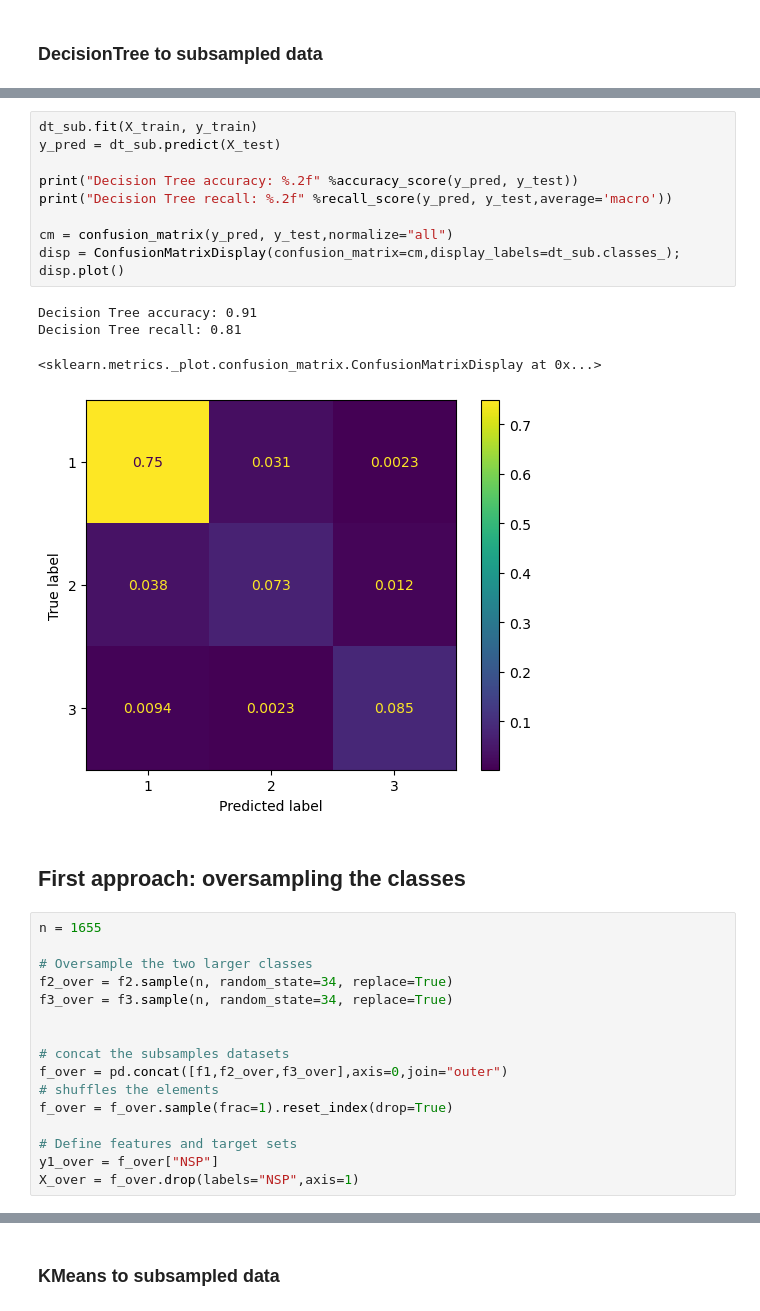
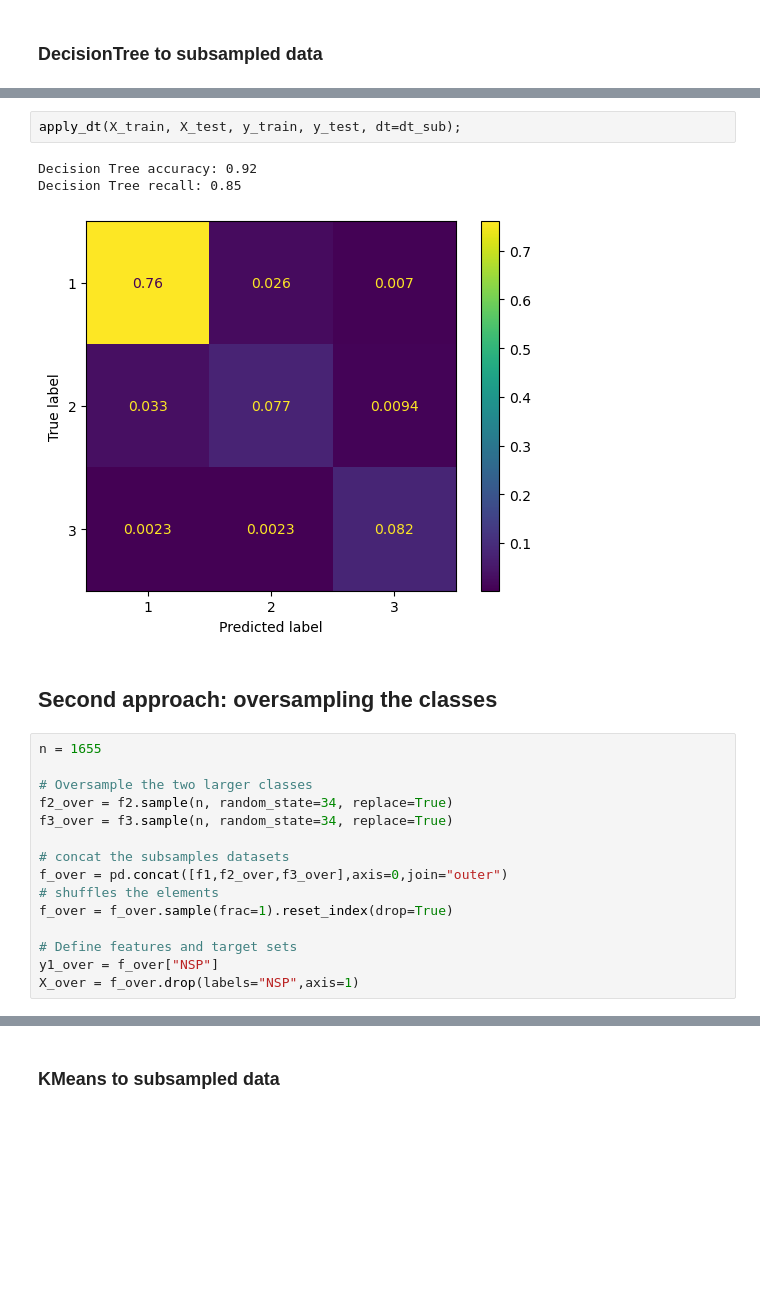
Before and after one commit to LaerteAdami/CW_Intro_AI, a Jupyter notebook: notebooks/notebook_first_analysis.ipynb, the cells around one changed output, grey strips where cells are left out. Drawn from its saved outputs; the diff is of its cells as text; blank space fills up the shorter version.

Commit message:
Draft on Neural Network in notebook_first_NN

```diff
--- a/notebooks/notebook_first_analysis.ipynb
+++ b/notebooks/notebook_first_analysis.ipynb
@@ -388,27 +351,17 @@ Apply now this method to the original dataset:
-# %%
-dt_sub.fit(X_train, y_train)
-y_pred = dt_sub.predict(X_test)
-
-print("Decision Tree accuracy: %.2f" %accuracy_score(y_pred, y_test))
-print("Decision Tree recall: %.2f" %recall_score(y_pred, y_test,average='macro'))
-
-cm = confusion_matrix(y_pred, y_test,normalize="all")
-disp = ConfusionMatrixDisplay(confusion_matrix=cm,display_labels=dt_sub.classes_);
-disp.plot()
-# %% [output]
-Decision Tree accuracy: 0.91
-Decision Tree recall: 0.81
-<sklearn.metrics._plot.confusion_matrix.ConfusionMatrixDisplay at 0x...>
-[figure, removed]
+# %%
+apply_dt(X_train, X_test, y_train, y_test, dt=dt_sub);
+# %% [output]
+Decision Tree accuracy: 0.92
+Decision Tree recall: 0.85
+[figure, added]
 # %% [markdown]
-## First approach: oversampling the classes
+## Second approach: oversampling the classes
 # %%
 n = 1655
 
 # Oversample the two larger classes
 f2_over = f2.sample(n, random_state=34, replace=True)
 f3_over = f3.sample(n, random_state=34, replace=True)
-
 
 # concat the subsamples datasets
 f_over = pd.concat([f1,f2_over,f3_over],axis=0,join="outer")
```
Also changed, not shown: parts of 26 cells of this notebook, 1 other file.
